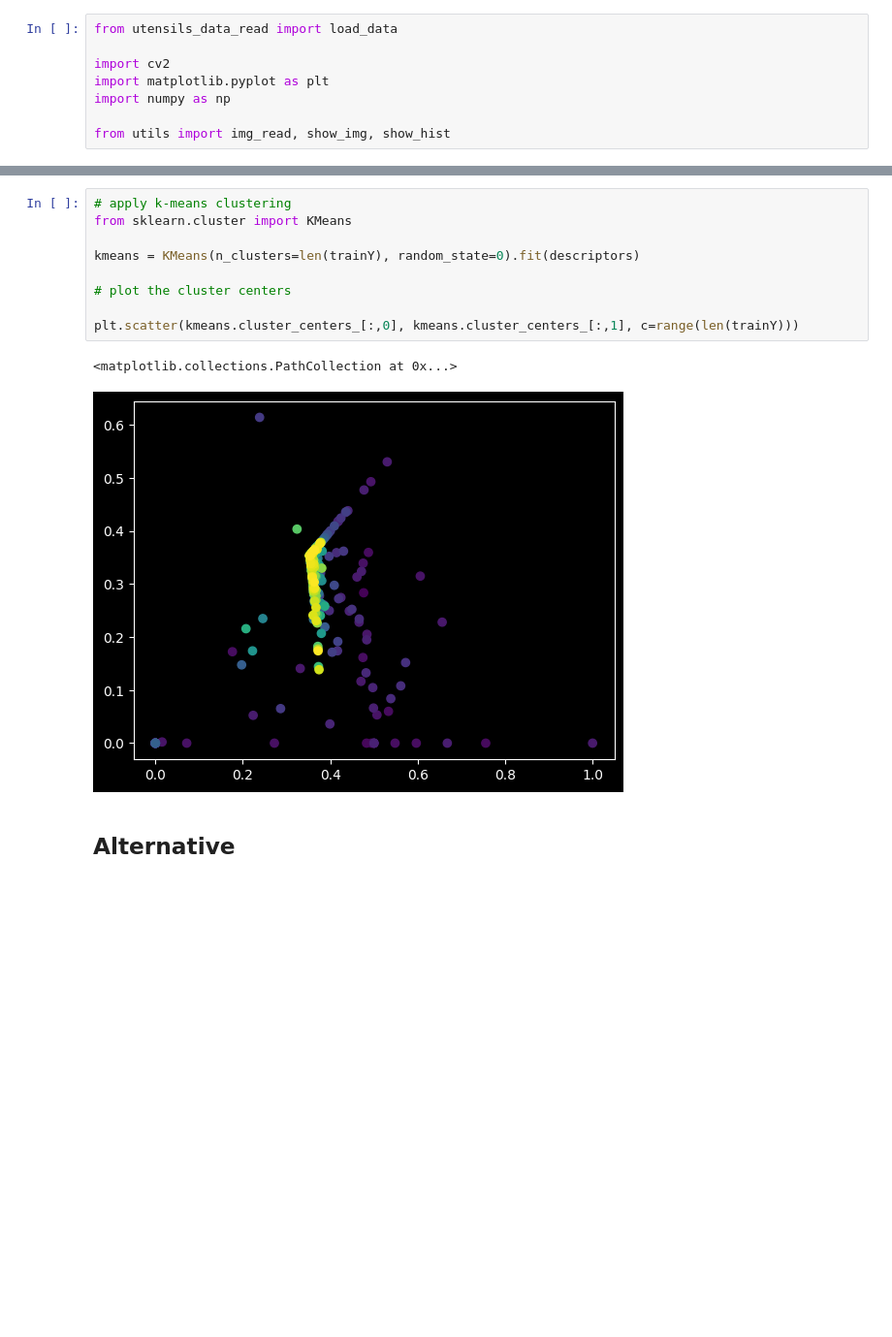
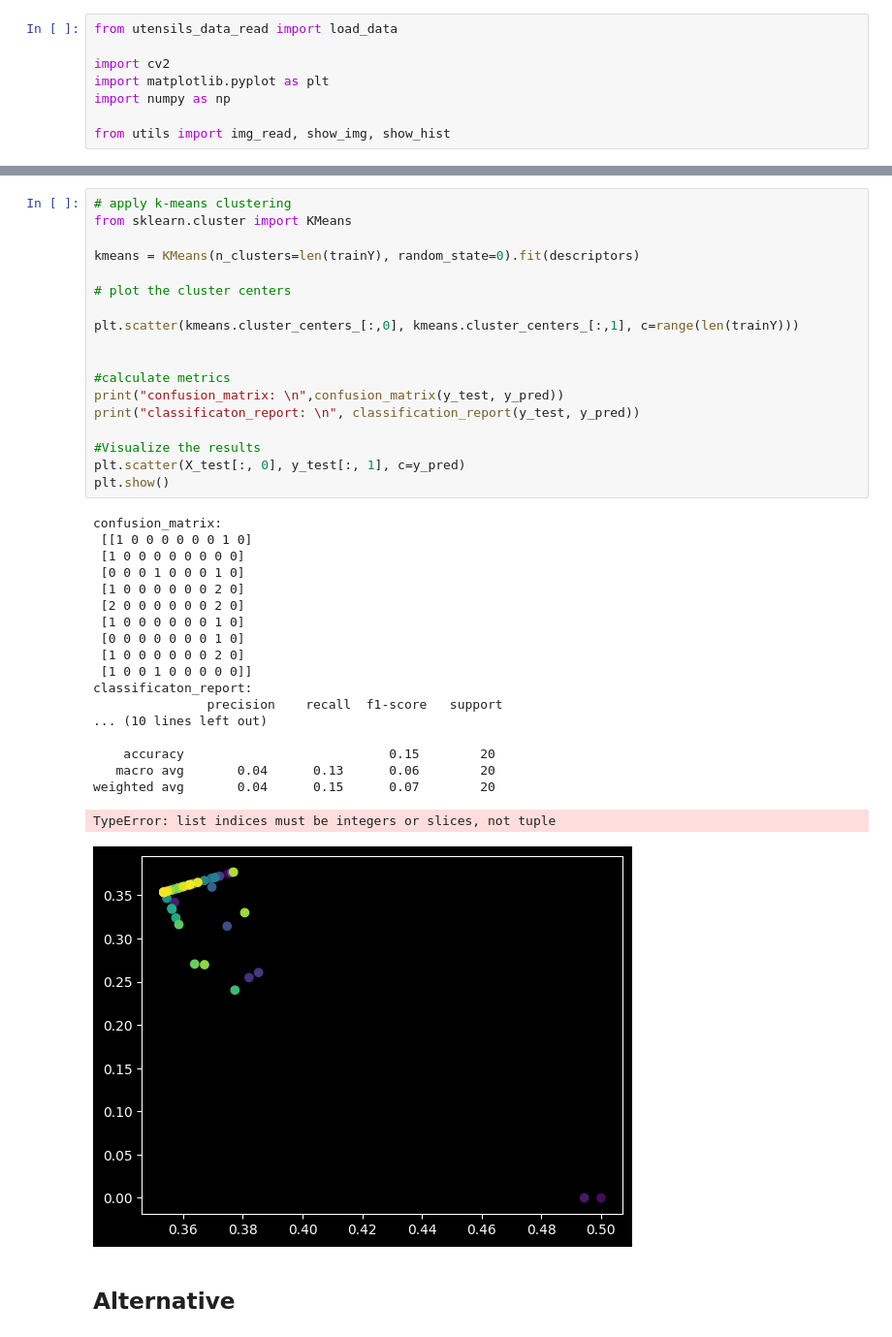
Before and after one commit to melihozaydin/MSc_Projects, a Jupyter notebook: BM5113 - Bilgisayarla Görme/hw2/ödev2.3.ipynb, the cells around one changed output, grey strips where cells are left out. Shown at 97% size. Cells and saved outputs as stored; diff of their text form; blank space fills up the shorter version.

```diff
--- a/BM5113 - Bilgisayarla Görme/hw2/ödev2.3.ipynb
+++ b/BM5113 - Bilgisayarla Görme/hw2/ödev2.3.ipynb
@@ -54,15 +57,41 @@ plt.show()
 # %%
 # apply k-means clustering
 from sklearn.cluster import KMeans
 
 kmeans = KMeans(n_clusters=len(trainY), random_state=0).fit(descriptors)
 
 # plot the cluster centers
 
 plt.scatter(kmeans.cluster_centers_[:,0], kmeans.cluster_centers_[:,1], c=range(len(trainY)))
+
+
+#calculate metrics
+print("confusion_matrix: \n",confusion_matrix(y_test, y_pred))
+print("classificaton_report: \n", classification_report(y_test, y_pred))
+
+#Visualize the results
+plt.scatter(X_test[:, 0], y_test[:, 1], c=y_pred)
+plt.show()
 # %% [output]
-<matplotlib.collections.PathCollection at 0x...>
+confusion_matrix:
+ [[1 0 0 0 0 0 0 1 0]
+ [1 0 0 0 0 0 0 0 0]
+ [0 0 0 1 0 0 0 1 0]
+ [1 0 0 0 0 0 0 2 0]
+ [2 0 0 0 0 0 0 2 0]
+ [1 0 0 0 0 0 0 1 0]
+ [0 0 0 0 0 0 0 1 0]
+ [1 0 0 0 0 0 0 2 0]
+ [1 0 0 1 0 0 0 0 0]]
+classificaton_report:
+               precision    recall  f1-score   support
+... (10 lines left out)
+
+    accuracy                           0.15        20
+   macro avg       0.04      0.13      0.06        20
+weighted avg       0.04      0.15      0.07        20
+TypeError: list indices must be integers or slices, not tuple
-[figure, old version]
+[figure, new version]
 # %% [markdown]
 ## Alternative
 # %%
```
Also changed, not shown: parts of 5 cells of this notebook.
